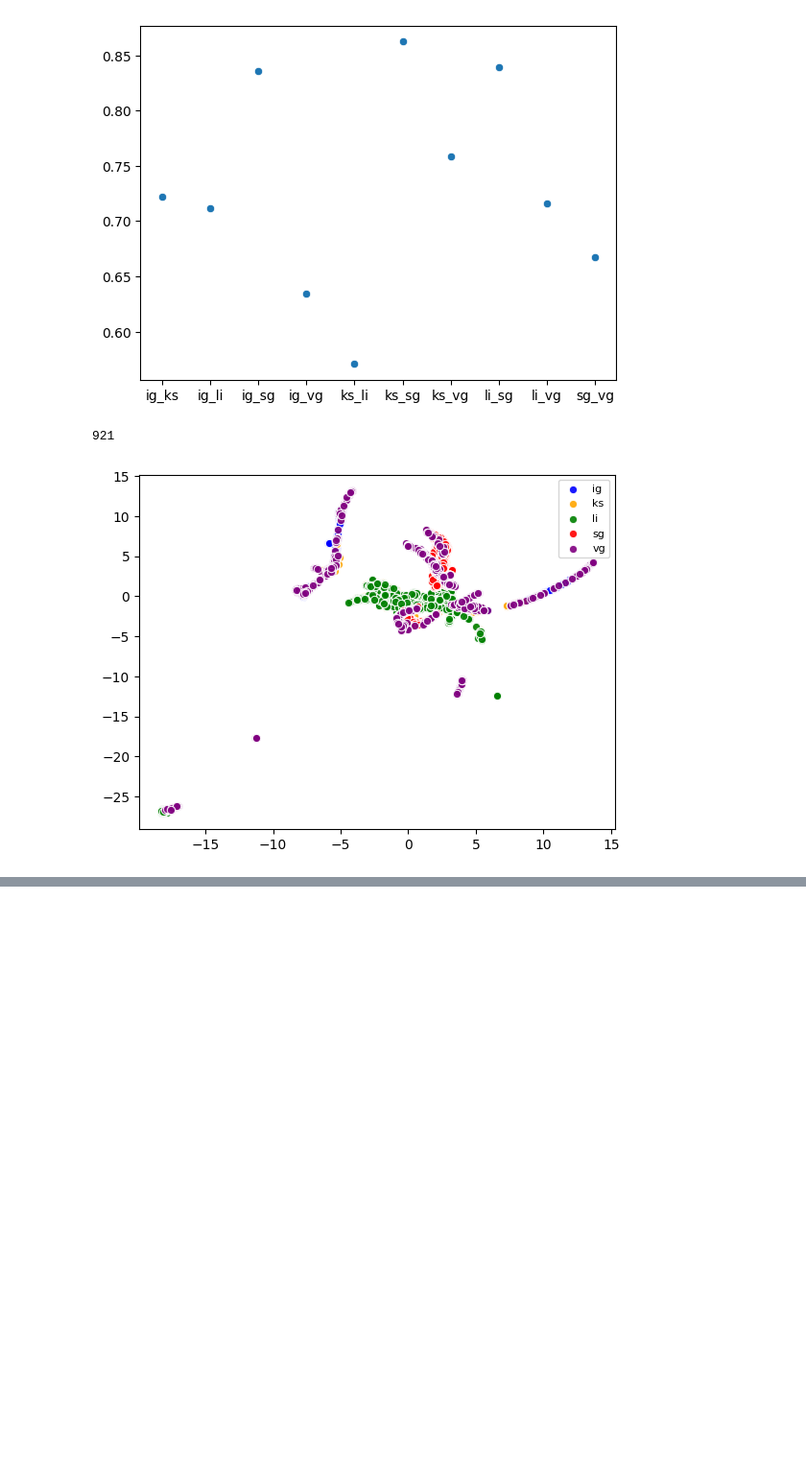
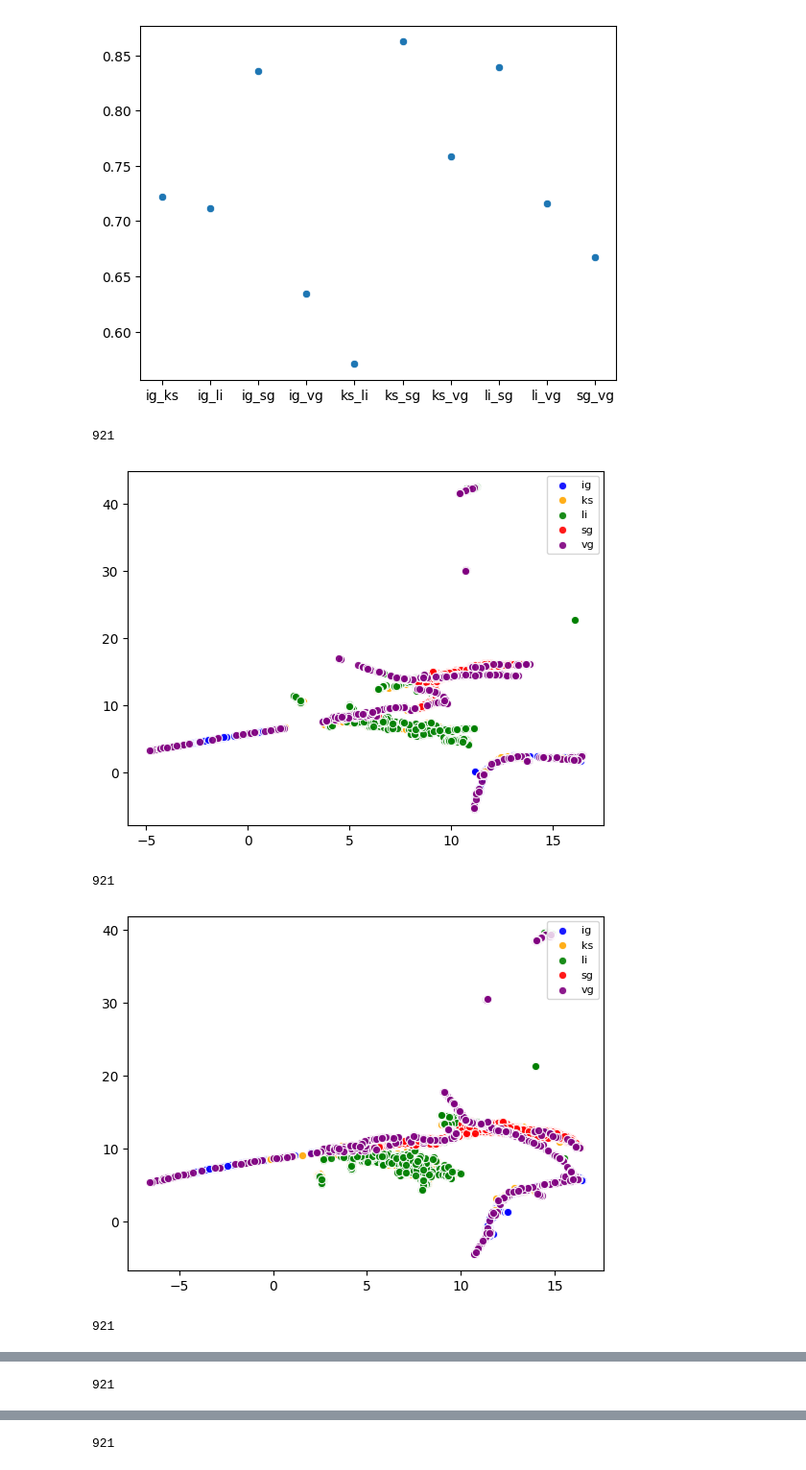
Before and after one commit to ekunigk/BA_Disagreement_Problem, a Jupyter notebook: evaluation_two.ipynb, the cells around one changed output, grey strips where cells are left out. Shown at 96% size. Saved outputs shown, nothing was run; the diff lists cells and outputs as text; code cells hidden in the pictures; blank space fills up the shorter version.

Commit message:
umap flexible parameters

```diff
--- a/evaluation_two.ipynb
+++ b/evaluation_two.ipynb
@@ -28,8 +28,13 @@ from evaluation.umap import visualize_umap, visualize_umap_nolegend, project_uma
 spambase = dc.collect_data('spambase')
 keys = dc.get_keys(spambase)
 umap_data = prepare_umap_data(spambase, keys)
-embedding = project_umap(umap_data)
-visualize_umap(umap_data, embedding)
-# %% [output]
-921
-[figure, removed]
+# %%
+for i in (0.0, 0.1, 0.25, 0.5, 0.99):
+    embedding = project_umap(umap_data, n_neighbors=15, min_dist=i)
+    visualize_umap(umap_data, embedding)
+# %% [output]
+921
+[figure, added]
+921
+[figure, added]
+921
@@ -35,0 +42 @@ visualize_umap(umap_data, embedding)
+921
@@ -35,0 +44 @@ visualize_umap(umap_data, embedding)
+921
```
Also changed, not shown: parts of 1 cell of this notebook, 1 other file.
